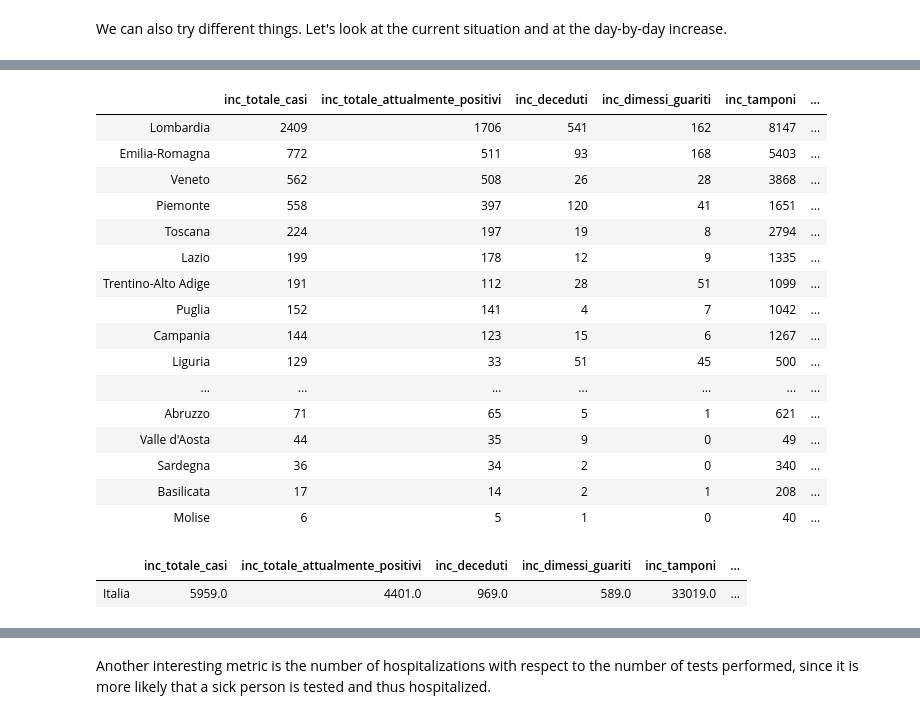
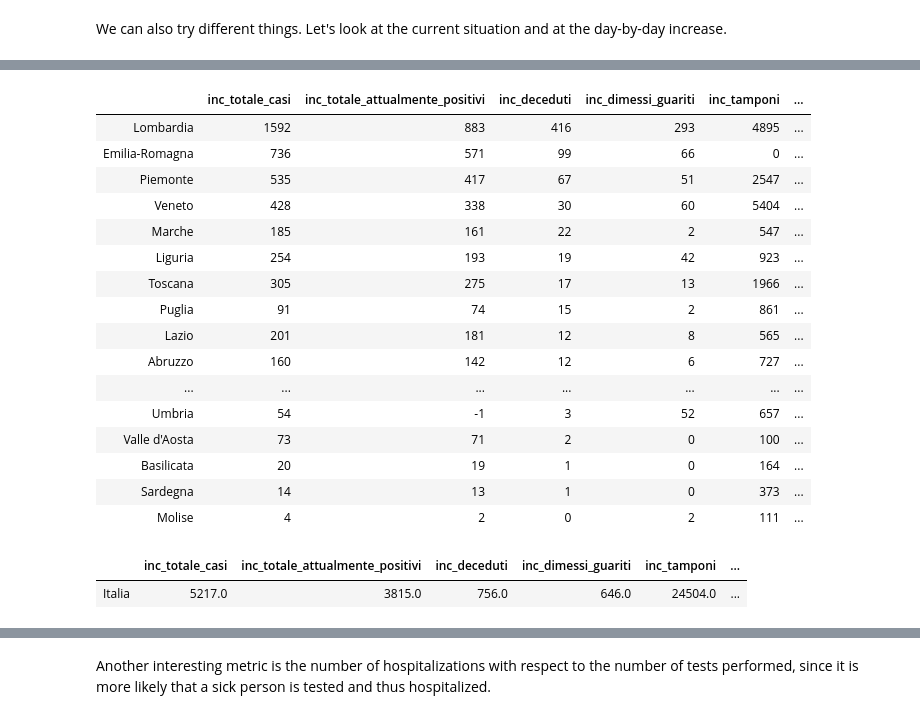
Before and after one commit to giorgionicoletti/COVID-19_preliminary, a Jupyter notebook: analysis.ipynb, the cells around one changed output, grey strips where cells are left out. Cells and saved outputs as stored; diff of their text form; code cells hidden in the pictures.

```diff
--- a/analysis.ipynb
+++ b/analysis.ipynb
@@ -146,7 +316,6 @@ def read_italy_region(region_name, *args):
     csv_file = request.urlopen(url).read().decode('utf8').split("\n")
     csv_reader = csv.DictReader(csv_file)
 
-    line_count = 0
     for row in csv_reader:
         if row['denominazione_regione'] == region_name:
             for i, arg in enumerate(args):
@@ -312,52 +473,52 @@ it_current.T
 # %%
-def get_increment_df(regions_dataframe):
+def get_increment_df(regions_dataframe, delay_day = 0):
     df = copy.deepcopy(regions_dataframe)
     for index, row in df.iterrows():
         for column in df:
-            df.loc[index][column] = np.diff(row[column])[-1]
+            df.loc[index][column] = np.diff(row[column])[-1-delay_day]
 
     idx_trento = 'P.A. Trento'
     idx_bolzano = 'P.A. Bolzano'
 
     for fname in df:
         taa = df.loc[idx_trento][fname] + df.loc[idx_bolzano][fname]
         df.at[idx_bolzano, fname] = taa
 
     df.drop(idx_trento, inplace = True)
     df = df.rename(index={'P.A. Bolzano':'Trentino-Alto Adige'})
     df = df.rename(index={'Emilia Romagna':'Emilia-Romagna'})
 
     df.columns = ['inc_' + s for s in df.columns.to_list()]
 
     return df
 
 increment_df = get_increment_df(regions_dataframe)
-increment_df.sort_values('inc_totale_casi', ascending = False)
+increment_df.sort_values('inc_deceduti', ascending = False)
 # %% [output]
 |  | inc_totale_casi | inc_totale_attualmente_positivi | inc_deceduti | inc_dimessi_guariti | inc_tamponi | ... |
-| Lombardia | 2409 | 1706 | 541 | 162 | 8147 | ... |
-| Emilia-Romagna | 772 | 511 | 93 | 168 | 5403 | ... |
-| Veneto | 562 | 508 | 26 | 28 | 3868 | ... |
-| Piemonte | 558 | 397 | 120 | 41 | 1651 | ... |
-| Toscana | 224 | 197 | 19 | 8 | 2794 | ... |
-| Lazio | 199 | 178 | 12 | 9 | 1335 | ... |
-| Trentino-Alto Adige | 191 | 112 | 28 | 51 | 1099 | ... |
-| Puglia | 152 | 141 | 4 | 7 | 1042 | ... |
-| Campania | 144 | 123 | 15 | 6 | 1267 | ... |
-| Liguria | 129 | 33 | 51 | 45 | 500 | ... |
+| Lombardia | 1592 | 883 | 416 | 293 | 4895 | ... |
+| Emilia-Romagna | 736 | 571 | 99 | 66 | 0 | ... |
+| Piemonte | 535 | 417 | 67 | 51 | 2547 | ... |
+| Veneto | 428 | 338 | 30 | 60 | 5404 | ... |
+| Marche | 185 | 161 | 22 | 2 | 547 | ... |
+| Liguria | 254 | 193 | 19 | 42 | 923 | ... |
+| Toscana | 305 | 275 | 17 | 13 | 1966 | ... |
+| Puglia | 91 | 74 | 15 | 2 | 861 | ... |
+| Lazio | 201 | 181 | 12 | 8 | 565 | ... |
+| Abruzzo | 160 | 142 | 12 | 6 | 727 | ... |
 | ... | ... | ... | ... | ... | ... | ... |
-| Abruzzo | 71 | 65 | 5 | 1 | 621 | ... |
-| Valle d'Aosta | 44 | 35 | 9 | 0 | 49 | ... |
-| Sardegna | 36 | 34 | 2 | 0 | 340 | ... |
-| Basilicata | 17 | 14 | 2 | 1 | 208 | ... |
-| Molise | 6 | 5 | 1 | 0 | 40 | ... |
+| Umbria | 54 | -1 | 3 | 52 | 657 | ... |
+| Valle d'Aosta | 73 | 71 | 2 | 0 | 100 | ... |
+| Basilicata | 20 | 19 | 1 | 0 | 164 | ... |
+| Sardegna | 14 | 13 | 1 | 0 | 373 | ... |
+| Molise | 4 | 2 | 0 | 2 | 111 | ... |
 # %%
 it_inc = pd.DataFrame(increment_df.sum())
 it_inc.columns = ['Italia']
 it_inc.T
 # %% [output]
 |  | inc_totale_casi | inc_totale_attualmente_positivi | inc_deceduti | inc_dimessi_guariti | inc_tamponi | ... |
-| Italia | 5959.0 | 4401.0 | 969.0 | 589.0 | 33019.0 | ... |
+| Italia | 5217.0 | 3815.0 | 756.0 | 646.0 | 24504.0 | ... |
 # %%
 def plot_current(ax, fname, current_df, map_df, title):
     df = get_df_data(current_df, fname)
```
Also changed, not shown: parts of 26 cells of this notebook.
